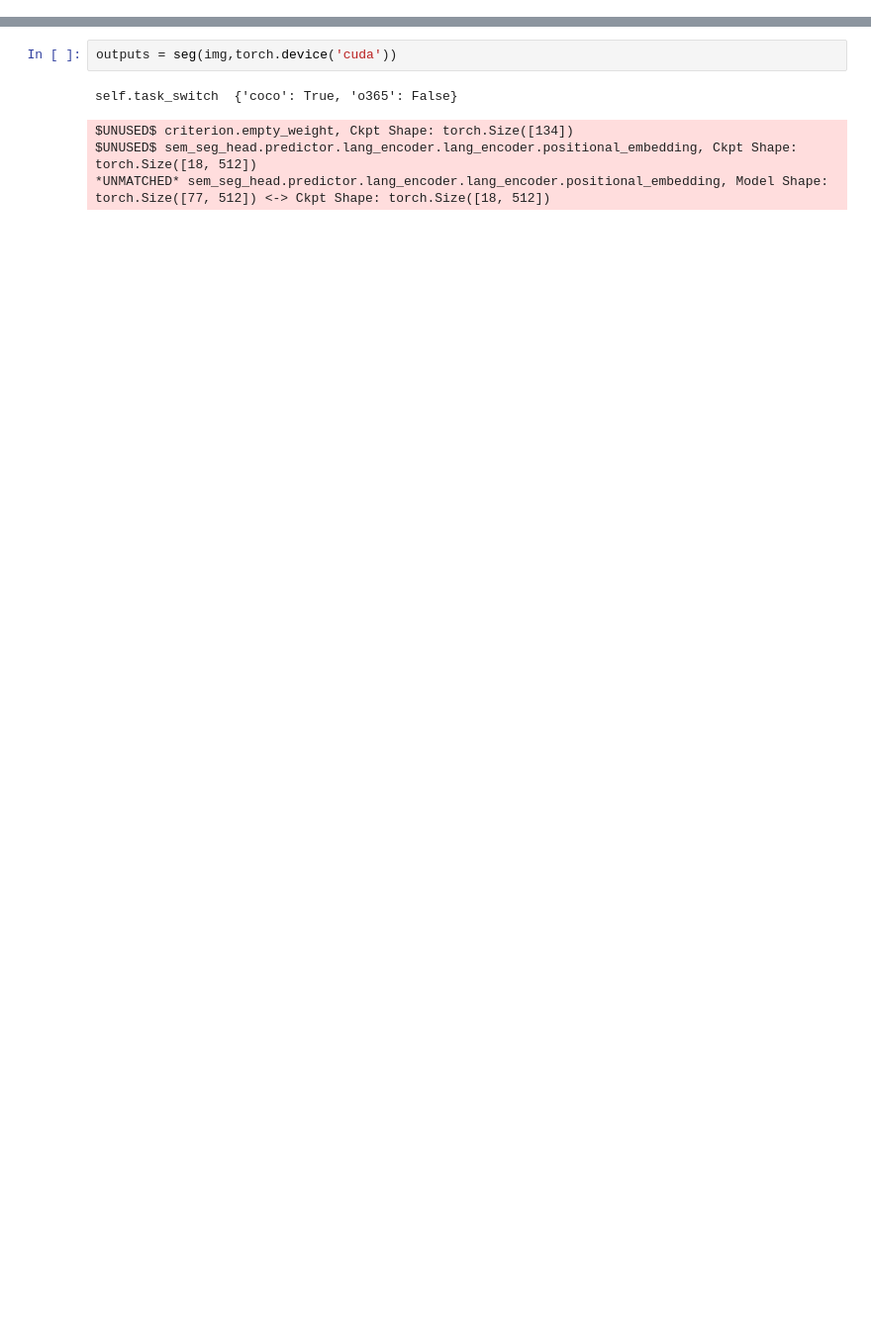
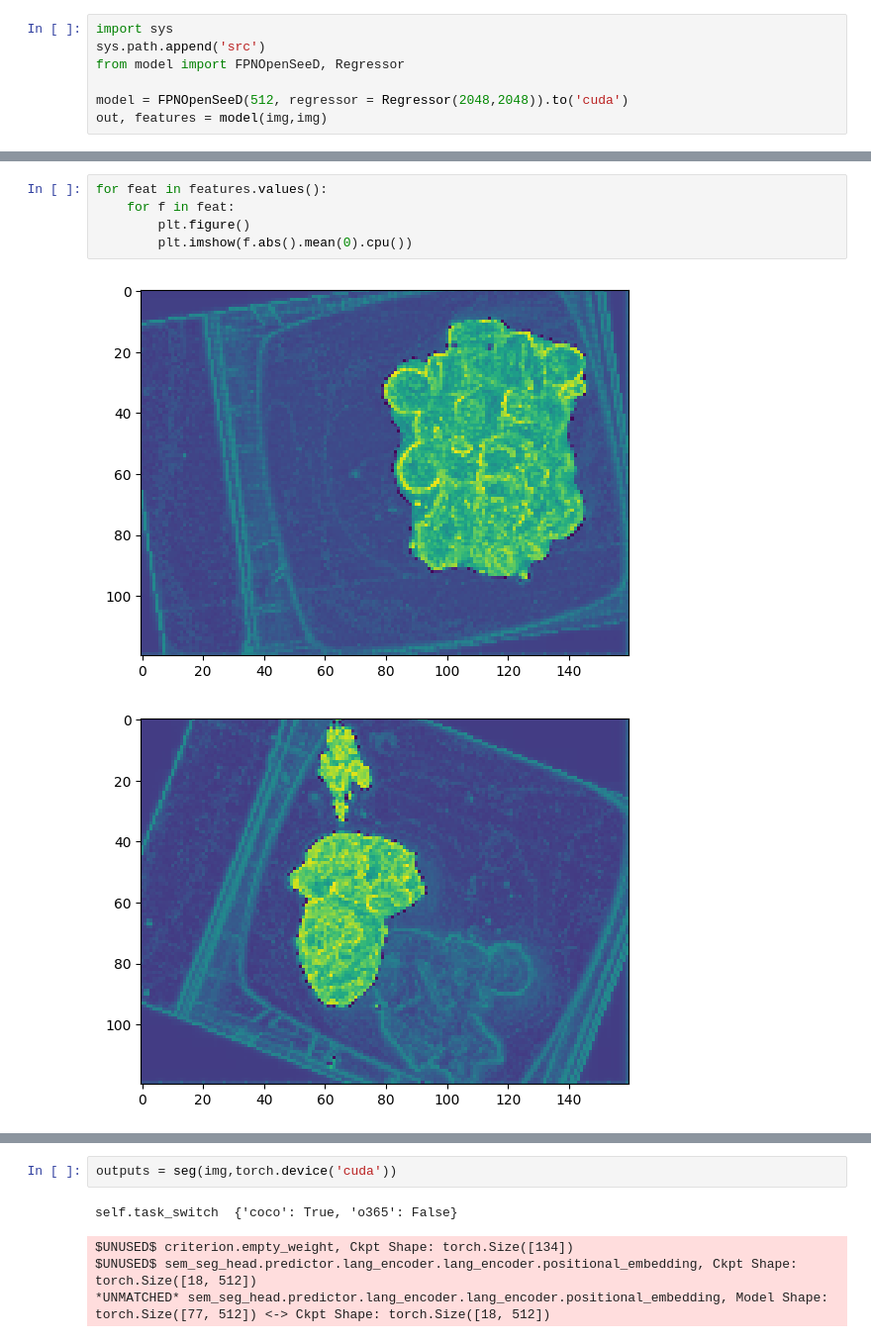
Before and after one commit to Oatsty/nutrition5k, a Jupyter notebook: bar.ipynb, the cells around one changed output, grey strips where cells are left out. Shown at 99% size. Drawn from its saved outputs; the diff is of its cells as text; blank space fills up the shorter version.

Commit message:
FPNOpenSeeD model

```diff
--- a/bar.ipynb
+++ b/bar.ipynb
@@ -26,0 +86,7 @@ dataset = make_dataset(None,imgs_dir,metadatas_path,splits_path,splits_test_path
+# %%
+import sys
+sys.path.append('src')
+from model import FPNOpenSeeD, Regressor
+
+model = FPNOpenSeeD(512, regressor = Regressor(2048,2048)).to('cuda')
+out, features = model(img,img)
@@ -26,0 +102,8 @@ dataset = make_dataset(None,imgs_dir,metadatas_path,splits_path,splits_test_path
+# %%
+for feat in features.values():
+    for f in feat:
+        plt.figure()
+        plt.imshow(f.abs().mean(0).cpu())
+# %% [output]
+[figure, added]
+[figure, added]
```
Also changed, not shown: parts of 12 cells of this notebook, 19 other files.
